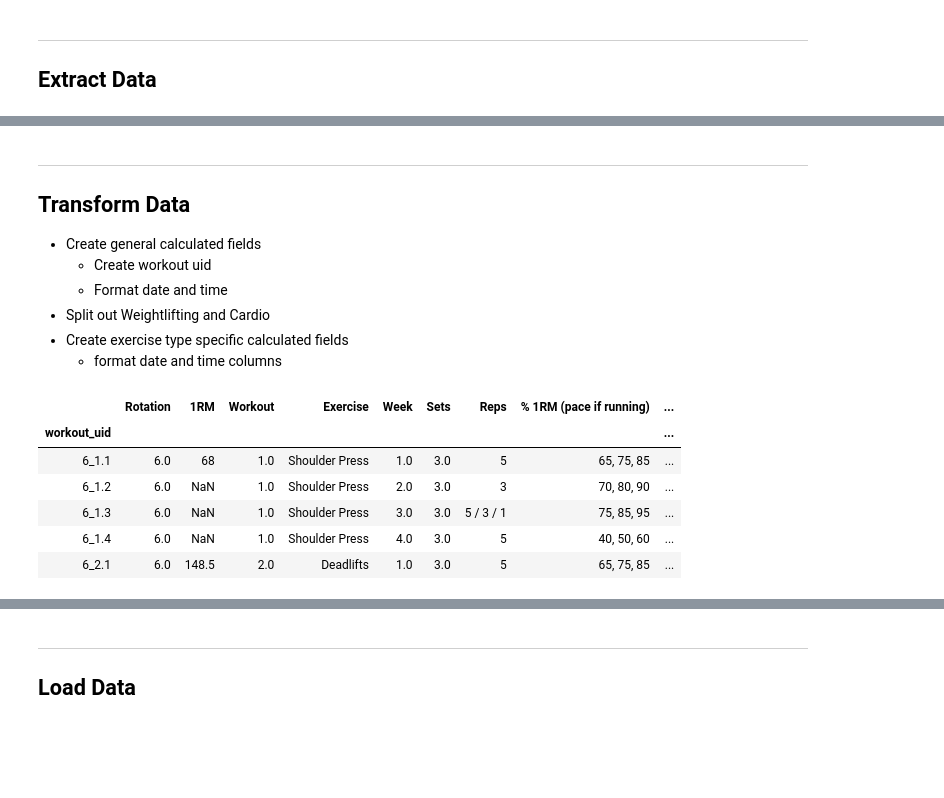
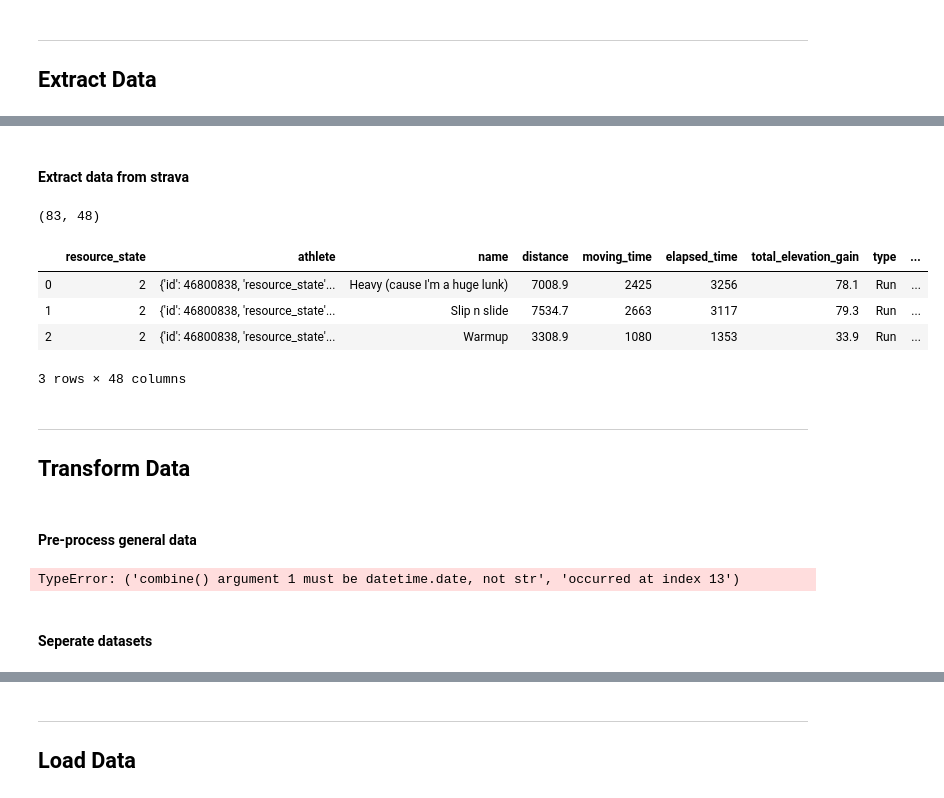
Before and after one commit to Schlutz1/FitnessAnalytics, a Jupyter notebook: process_fitness_data.ipynb, the cells around one changed output, grey strips where cells are left out. Saved outputs shown, nothing was run; the diff lists cells and outputs as text; code cells hidden in the pictures; blank space fills up the shorter version.

```diff
--- a/process_fitness_data.ipynb
+++ b/process_fitness_data.ipynb
@@ -159,13 +138,21 @@ df_raw.head(3)
-# %% [markdown]
-***
-## Transform Data <a class="anchor" id="transform_data"></a>
-
-* Create general calculated fields
-    * Create workout uid
-    * Format date and time
-* Split out Weightlifting and Cardio
-* Create exercise type specific calculated fields
-    * format date and time columns
+# %% [markdown]
+#### Extract data from strava
+# %%
+df_strava = findStravaActivities()
+print(df_strava.shape)
+df_strava.head(3)
+# %% [output]
+(83, 48)
+|  | resource_state | athlete | name | distance | moving_time | elapsed_time | total_elevation_gain | type | ... |
+| 0 | 2 | {'id': 46800838, 'resource_state'... | Heavy (cause I'm a huge lunk) | 7008.9 | 2425 | 3256 | 78.1 | Run | ... |
+| 1 | 2 | {'id': 46800838, 'resource_state'... | Slip n slide | 7534.7 | 2663 | 3117 | 79.3 | Run | ... |
+| 2 | 2 | {'id': 46800838, 'resource_state'... | Warmup | 3308.9 | 1080 | 1353 | 33.9 | Run | ... |
+3 rows × 48 columns
+# %% [markdown]
+***
+## Transform Data <a class="anchor" id="transform_data"></a>
+# %% [markdown]
+#### Pre-process general data
 # %%
 # drop junk data, retain only recorded exercises
 df_raw = df_raw[(df_raw['Exercise'].isna()!=True) & (df_raw['Week'].isna()!=True)]
@@ -173,20 +160,16 @@ df_raw = df_raw[(df_raw['Exercise'].isna()!=True) & (df_raw['Week'].isna()!=True
 # propogate codes down for uid
 df_raw[['Rotation', 'Workout']] = df_raw[['Rotation', 'Workout']].fillna(method='ffill')
 df_raw['workout_uid'] = df_raw.apply(make_uid, axis=1)
-df_raw.set_index('workout_uid', inplace=True)
+#df_raw.set_index('workout_uid', inplace=True)
 
 # format date and time columns
 df_raw['timestamp'] = df_raw.apply(make_datetime, axis=1)
 
 df_raw.head()
 # %% [output]
-|  | Rotation | 1RM | Workout | Exercise | Week | Sets | Reps | % 1RM (pace if running) | ... |
-| workout_uid |  |  |  |  |  |  |  |  | ... |
-| 6_1.1 | 6.0 | 68 | 1.0 | Shoulder Press | 1.0 | 3.0 | 5 | 65, 75, 85 | ... |
-| 6_1.2 | 6.0 | NaN | 1.0 | Shoulder Press | 2.0 | 3.0 | 3 | 70, 80, 90 | ... |
-| 6_1.3 | 6.0 | NaN | 1.0 | Shoulder Press | 3.0 | 3.0 | 5 / 3 / 1 | 75, 85, 95 | ... |
-| 6_1.4 | 6.0 | NaN | 1.0 | Shoulder Press | 4.0 | 3.0 | 5 | 40, 50, 60 | ... |
-| 6_2.1 | 6.0 | 148.5 | 2.0 | Deadlifts | 1.0 | 3.0 | 5 | 65, 75, 85 | ... |
+TypeError: ('combine() argument 1 must be datetime.date, not str', 'occurred at index 13')
+# %% [markdown]
+#### Seperate datasets
 # %%
 # create seperate datasets
 
```
Also changed, not shown: parts of 14 cells of this notebook, 15 other files.
